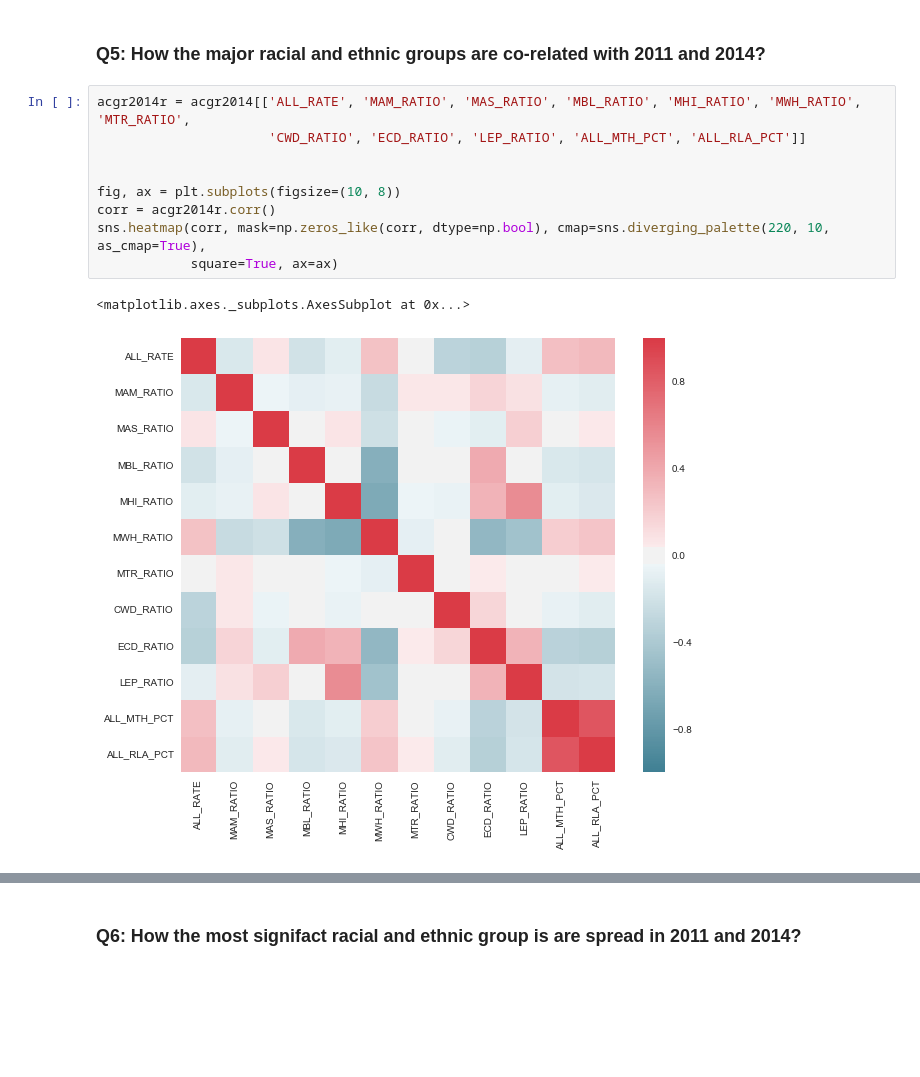
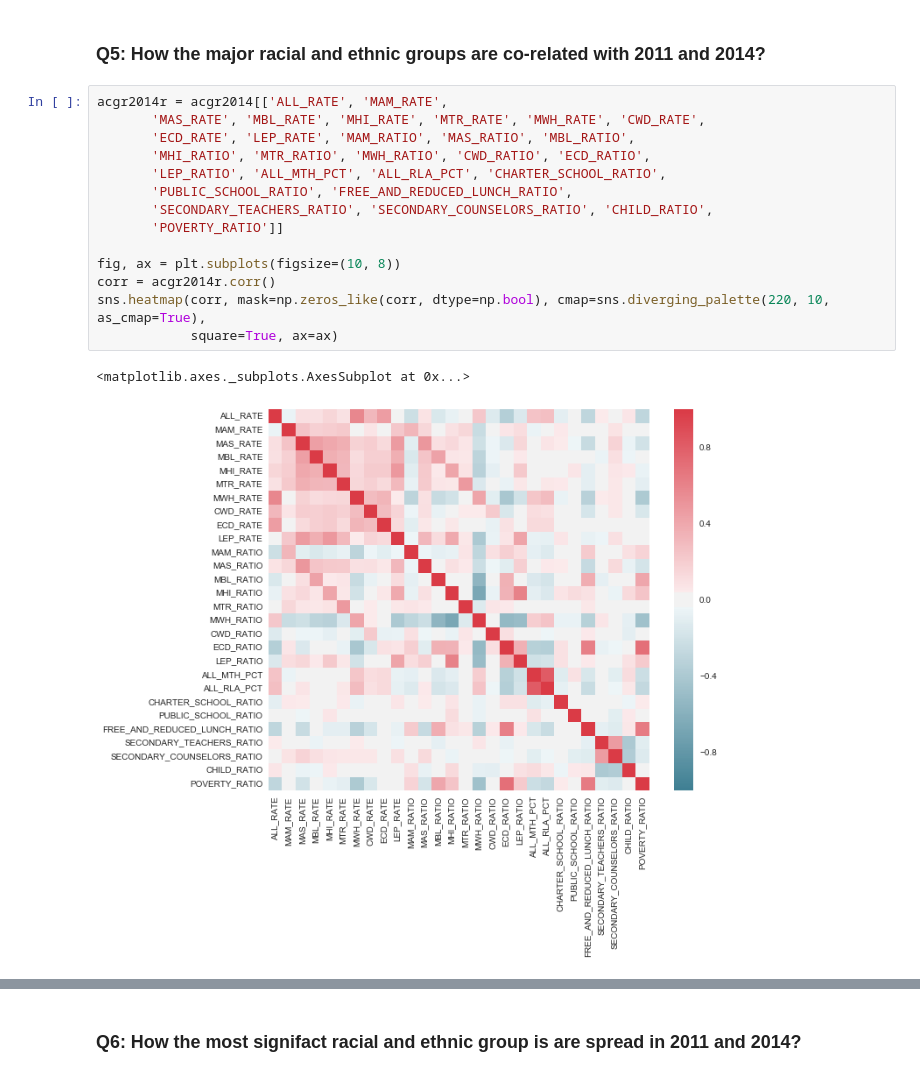
Before and after one commit to msubhabrata3/high-school-graduation-rate, a Jupyter notebook: high-school-dropout-case-study.ipynb, the cells around one changed output, grey strips where cells are left out. Saved outputs shown, nothing was run; the diff lists cells and outputs as text; blank space fills up the shorter version.

```diff
--- a/high-school-dropout-case-study.ipynb
+++ b/high-school-dropout-case-study.ipynb
@@ -551,17 +424,22 @@ plt.show()
 # %% [markdown]
 ### Q5: How the major racial and ethnic groups are co-related with 2011 and 2014?
 # %%
-acgr2014r = acgr2014[['ALL_RATE', 'MAM_RATIO', 'MAS_RATIO', 'MBL_RATIO', 'MHI_RATIO', 'MWH_RATIO', 'MTR_RATIO',
-                      'CWD_RATIO', 'ECD_RATIO', 'LEP_RATIO', 'ALL_MTH_PCT', 'ALL_RLA_PCT']]
-
+acgr2014r = acgr2014[['ALL_RATE', 'MAM_RATE',
+       'MAS_RATE', 'MBL_RATE', 'MHI_RATE', 'MTR_RATE', 'MWH_RATE', 'CWD_RATE',
+       'ECD_RATE', 'LEP_RATE', 'MAM_RATIO', 'MAS_RATIO', 'MBL_RATIO',
+       'MHI_RATIO', 'MTR_RATIO', 'MWH_RATIO', 'CWD_RATIO', 'ECD_RATIO',
+       'LEP_RATIO', 'ALL_MTH_PCT', 'ALL_RLA_PCT', 'CHARTER_SCHOOL_RATIO',
+       'PUBLIC_SCHOOL_RATIO', 'FREE_AND_REDUCED_LUNCH_RATIO',
+       'SECONDARY_TEACHERS_RATIO', 'SECONDARY_COUNSELORS_RATIO', 'CHILD_RATIO',
+       'POVERTY_RATIO']]
 
 fig, ax = plt.subplots(figsize=(10, 8))
 corr = acgr2014r.corr()
 sns.heatmap(corr, mask=np.zeros_like(corr, dtype=np.bool), cmap=sns.diverging_palette(220, 10, as_cmap=True),
             square=True, ax=ax)
 # %% [output]
 <matplotlib.axes._subplots.AxesSubplot at 0x...>
-[figure, old version]
+[figure, new version]
 # %%
 cmap = cmap=sns.diverging_palette(5, 250, as_cmap=True)
 
```
Also changed, not shown: parts of 41 cells of this notebook, 1 other file.
